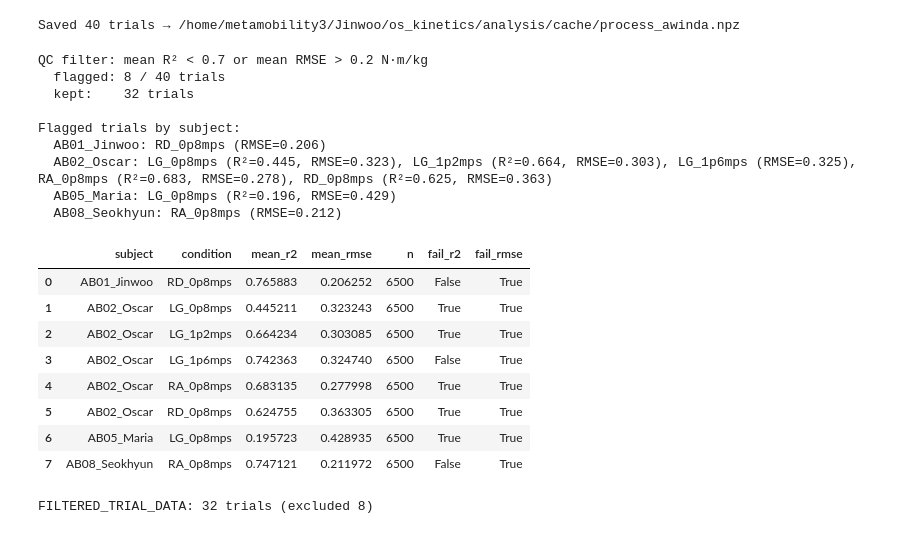
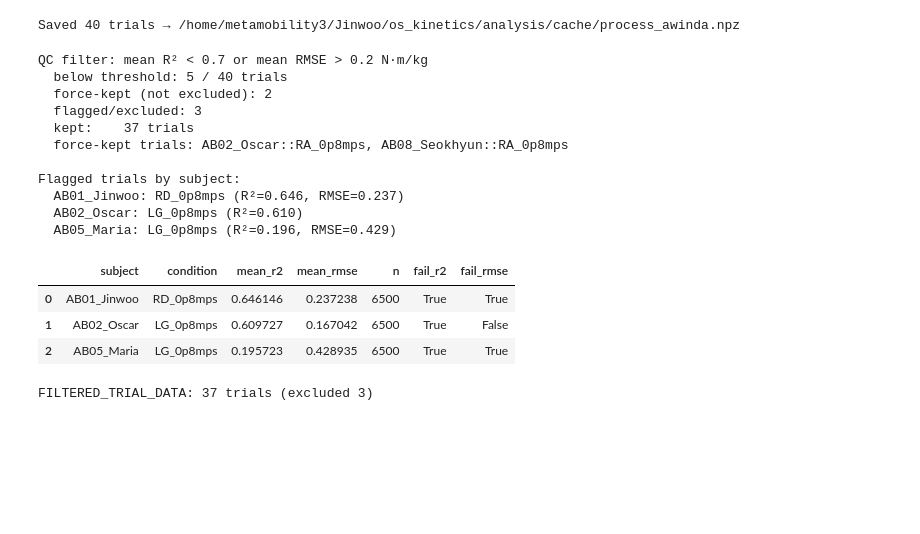
Before and after one commit to luorix1/MeMo-IK-ID, a Jupyter notebook: analysis/process_awinda.ipynb, the cells around one changed output. Drawn from its saved outputs; the diff is of its cells as text; code cells hidden in the pictures; blank space fills up the shorter version.

```diff
--- a/analysis/process_awinda.ipynb
+++ b/analysis/process_awinda.ipynb
@@ -49,6 +50,21 @@ XCORR_SKIP_SEC = 5.0
 TRANSIENT_TRIM_SEC = 15.0
 PREVIEW_FRAMES = 500  # first 5 s at 100 Hz
 
+# IMU IK constant offsets (deg) applied before LPF / inference / sync.
+ANGLE_OFFSET_DEG = {
+    ('AB02_Oscar', 'LG_0p8mps'): {c: 6.0 for c in CHANNELS},
+    ('AB01_Jinwoo', 'RD_0p8mps'): {
+        'knee_angle_r': 10.0, 'knee_angle_l': 10.0,
+        'ankle_angle_r': 10.0, 'ankle_angle_l': 10.0,
+    },
+}
+
+# Still report under QC thresholds, but do not exclude from FILTERED_TRIAL_DATA.
+QC_FORCE_KEEP = {
+    'AB02_Oscar::RA_0p8mps',   # underperforming, not a failure
+    'AB08_Seokhyun::RA_0p8mps',  # underperforming, not a failure
+}
+
 sys.path.insert(0, str(PROJECT_ROOT))
 from dataset import IK_DOF_NAMES
 from model import TCN
@@ -59,6 +75,8 @@ XCORR_CHANNEL_IDX = [CHANNELS.index(c) for c in ('hip_flexion_r', 'knee_angle_r'
 print(f'Checkpoint: {CHECKPOINT}')
 print(f'Processed root: {PROCESSED_ROOT}')
 print(f'Device: {DEVICE}')
+print(f'ANGLE_OFFSET_DEG: { {f"{s}::{c}": v for (s, c), v in ANGLE_OFFSET_DEG.items()} }')
+print(f'QC_FORCE_KEEP: {sorted(QC_FORCE_KEEP)}')
 # %% [output]
 Checkpoint: /home/metamobility3/Jinwoo/os_kinetics/runs/0512_ik_id_all_zero_in_zero_out/best_model.pt
 Processed root: /media/metamobility3/Samsung_T52/Results/processed
@@ -152,6 +172,16 @@ def clip_lag(lag, max_lag_samples):
     return int(lag), clipped
 
 
+def apply_angle_offset_rad(pos_rad: np.ndarray, subject: str, condition: str) -> np.ndarray:
+    offsets = ANGLE_OFFSET_DEG.get((subject, condition))
+    if not offsets:
+        return pos_rad
+    out = np.asarray(pos_rad, dtype=np.float64).copy()
+    for name, deg in offsets.items():
+        out[:, IK_DOF_NAMES.index(name)] += np.deg2rad(float(deg))
+    return out
+
+
 def build_awinda_ik_rad(imu_dict: dict) -> np.ndarray:
     return np.deg2rad(build_model_input_from_pkl(imu_dict))
 
@@ -313,7 +343,9 @@ for _, row in manifest[manifest['ready']].iterrows():
     trial_key = f'{subject}::{cond}'
     try:
         imu = pickle.load(open(row['pkl_path'], 'rb'))
-        pos_rad = np.deg2rad(build_model_input_from_pkl(imu))
+        pos_rad = apply_angle_offset_rad(
+            np.deg2rad(build_model_input_from_pkl(imu)), subject, cond,
+        )
         id_df = parse_opensim_table(row['id_path'])
         t_id = id_df.index.to_numpy(dtype=np.float64)
         fs_hz = 1.0 / float(np.median(np.diff(t_id))) if len(t_id) > 2 else DEFAULT_FS_HZ
@@ -329,8 +361,10 @@ for _, row in manifest[manifest['ready']].iterrows():
         ])
         id_nmpkg_full_f = lpf_mc(id_nm / row['mass_kg'], fs_hz, OUT_CUTOFF, FILTER_ORDER, OUT_MODE)
 
-        awinda_rad = build_awinda_ik_rad(imu)
+        awinda_rad = pos_rad  # same IMU IK (incl. any ANGLE_OFFSET_DEG)
         vicon_rad = build_vicon_ik_rad(parse_opensim_table(row['vicon_path']))
+        if (subject, cond) in ANGLE_OFFSET_DEG:
+            print(f'ANGLE OFFSET {trial_key}: {ANGLE_OFFSET_DEG[(subject, cond)]}')
         max_lag = int(round(ALIGN_MAX_LAG_SEC * fs_hz))
         lag, sync_info = estimate_lag_from_angle_xcorr(
             awinda_rad,
@@ -515,9 +549,11 @@ MAX_RMSE = 0.2
 if summary_df.empty:
     raise RuntimeError('No processed trials — run the processing cell first.')
 
-flagged = summary_df[
+below = summary_df[
     (summary_df['mean_r2'] < MIN_R2) | (summary_df['mean_rmse'] > MAX_RMSE)
 ].copy()
+force_kept = below[below['trial'].isin(QC_FORCE_KEEP)].copy()
+flagged = below[~below['trial'].isin(QC_FORCE_KEEP)].copy()
 flagged[['subject', 'condition']] = flagged['trial'].str.split('::', n=1, expand=True)
 flagged['fail_r2'] = flagged['mean_r2'] < MIN_R2
 flagged['fail_rmse'] = flagged['mean_rmse'] > MAX_RMSE
@@ -526,52 +562,53 @@ kept = summary_df[~summary_df['trial'].isin(flagged['trial'])].copy()
 
 print(
     f'QC filter: mean R² < {MIN_R2} or mean RMSE > {MAX_RMSE} N·m/kg\n'
-    f'  flagged: {len(flagged)} / {len(summary_df)} trials\n'
+    f'  below threshold: {len(below)} / {len(summary_df)} trials\n'
+    f'  force-kept (not excluded): {len(force_kept)}\n'
+    f'  flagged/excluded: {len(flagged)}\n'
     f'  kept:    {len(kept)} trials'
 )
+if not force_kept.empty:
+    print('  force-kept trials:', ', '.join(sorted(force_kept['trial'])))
 
 if flagged.empty:
     print('\nNo trials flagged.')
 else:
     print('\nFlagged trials by subject:')
     for subject in sorted(flagged['subject'].unique()):
         sub = flagged[flagged['subject'] == subject].sort_values('condition')
         trials = []
         for _, row in sub.iterrows():
             reasons = []
             if row['fail_r2']:
                 reasons.append(f"R²={row['mean_r2']:.3f}")
             if row['fail_rmse']:
                 reasons.append(f"RMSE={row['mean_rmse']:.3f}")
             trials.append(f"{row['condition']} ({', '.join(reasons)})")
         print(f'  {subject}: {", ".join(trials)}')
 
     display(
         flagged.sort_values(['subject', 'condition'])[
             ['subject', 'condition', 'mean_r2', 'mean_rmse', 'n', 'fail_r2', 'fail_rmse']
         ].reset_index(drop=True)
     )
 
 EXCLUDED_TRIALS = set(flagged['trial'])
 FILTERED_TRIAL_DATA = {k: v for k, v in TRIAL_DATA.items() if k not in EXCLUDED_TRIALS}
 print(f'\nFILTERED_TRIAL_DATA: {len(FILTERED_TRIAL_DATA)} trials (excluded {len(EXCLUDED_TRIALS)})')
 # %% [output]
 QC filter: mean R² < 0.7 or mean RMSE > 0.2 N·m/kg
-  flagged: 8 / 40 trials
-  kept:    32 trials
+  below threshold: 5 / 40 trials
+  force-kept (not excluded): 2
+  flagged/excluded: 3
+  kept:    37 trials
+  force-kept trials: AB02_Oscar::RA_0p8mps, AB08_Seokhyun::RA_0p8mps
 
 Flagged trials by subject:
-  AB01_Jinwoo: RD_0p8mps (RMSE=0.206)
-  AB02_Oscar: LG_0p8mps (R²=0.445, RMSE=0.323), LG_1p2mps (R²=0.664, RMSE=0.303), LG_1p6mps (RMSE=0.325), RA_0p8mps (R²=0.683, RMSE=0.278), RD_0p8mps (R²=0.625, RMSE=0.363)
+  AB01_Jinwoo: RD_0p8mps (R²=0.646, RMSE=0.237)
+  AB02_Oscar: LG_0p8mps (R²=0.610)
   AB05_Maria: LG_0p8mps (R²=0.196, RMSE=0.429)
-  AB08_Seokhyun: RA_0p8mps (RMSE=0.212)
 |  | subject | condition | mean_r2 | mean_rmse | n | fail_r2 | fail_rmse |
-| 0 | AB01_Jinwoo | RD_0p8mps | 0.765883 | 0.206252 | 6500 | False | True |
-| 1 | AB02_Oscar | LG_0p8mps | 0.445211 | 0.323243 | 6500 | True | True |
-| 2 | AB02_Oscar | LG_1p2mps | 0.664234 | 0.303085 | 6500 | True | True |
-| 3 | AB02_Oscar | LG_1p6mps | 0.742363 | 0.324740 | 6500 | False | True |
-| 4 | AB02_Oscar | RA_0p8mps | 0.683135 | 0.277998 | 6500 | True | True |
-| 5 | AB02_Oscar | RD_0p8mps | 0.624755 | 0.363305 | 6500 | True | True |
-| 6 | AB05_Maria | LG_0p8mps | 0.195723 | 0.428935 | 6500 | True | True |
-| 7 | AB08_Seokhyun | RA_0p8mps | 0.747121 | 0.211972 | 6500 | False | True |
+| 0 | AB01_Jinwoo | RD_0p8mps | 0.646146 | 0.237238 | 6500 | True | True |
+| 1 | AB02_Oscar | LG_0p8mps | 0.609727 | 0.167042 | 6500 | True | False |
+| 2 | AB05_Maria | LG_0p8mps | 0.195723 | 0.428935 | 6500 | True | True |
-FILTERED_TRIAL_DATA: 32 trials (excluded 8)
+FILTERED_TRIAL_DATA: 37 trials (excluded 3)
```
Also changed, not shown: parts of 3 cells of this notebook, 24 other files.
